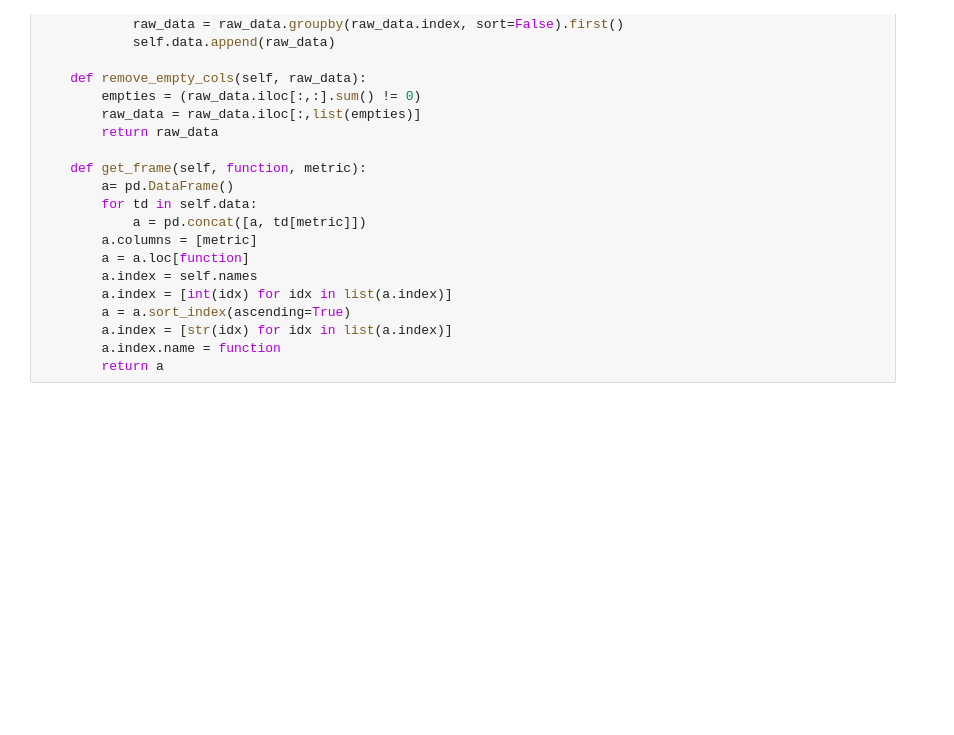
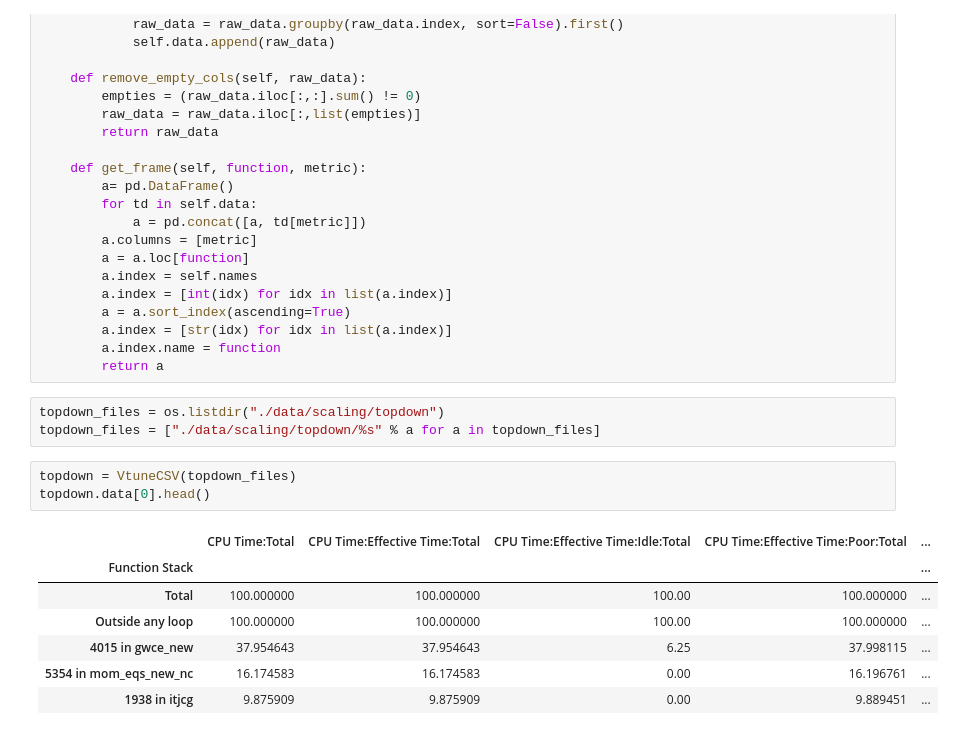
Before and after one commit to pvelesko/vtune-plot, a Jupyter notebook: VtuneCSV.ipynb, the cells around one changed output. Saved outputs shown, nothing was run; the diff lists cells and outputs as text; blank space fills up the shorter version.

```diff
--- a/VtuneCSV.ipynb
+++ b/VtuneCSV.ipynb
@@ -49,3 +49,17 @@ class VtuneCSV():
         a.index = [str(idx) for idx in list(a.index)]
         a.index.name = function
         return a
+# %%
+topdown_files = os.listdir("./data/scaling/topdown")
+topdown_files = ["./data/scaling/topdown/%s" % a for a in topdown_files]
+# %%
+topdown = VtuneCSV(topdown_files)
+topdown.data[0].head()
+# %% [output]
+|  | CPU Time:Total | CPU Time:Effective Time:Total | CPU Time:Effective Time:Idle:Total | CPU Time:Effective Time:Poor:Total | ... |
+| Function Stack |  |  |  |  | ... |
+| Total | 100.000000 | 100.000000 | 100.00 | 100.000000 | ... |
+| Outside any loop | 100.000000 | 100.000000 | 100.00 | 100.000000 | ... |
+| 4015 in gwce_new | 37.954643 | 37.954643 | 6.25 | 37.998115 | ... |
+| 5354 in mom_eqs_new_nc | 16.174583 | 16.174583 | 0.00 | 16.196761 | ... |
+| 1938 in itjcg | 9.875909 | 9.875909 | 0.00 | 9.889451 | ... |
```
Also changed, not shown: parts of 4 cells of this notebook, 6 other files.
